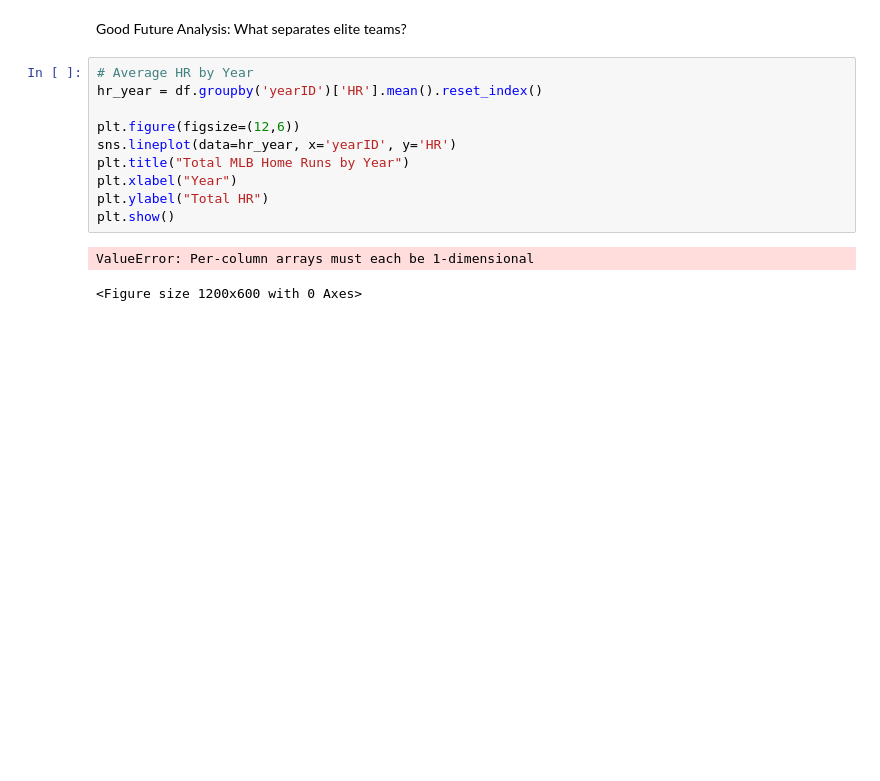
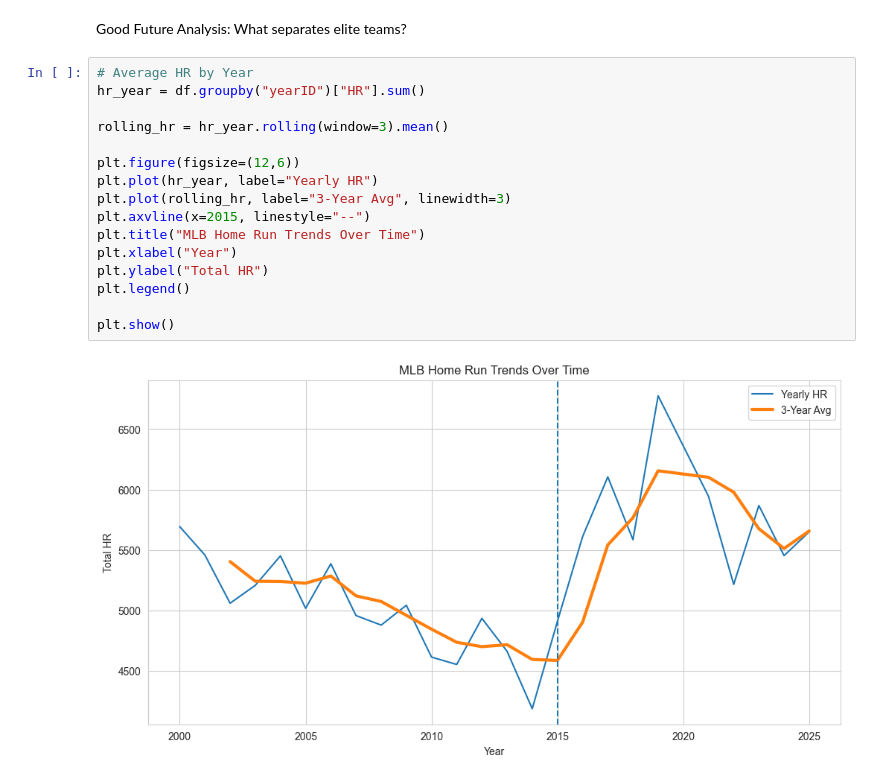
Before and after one commit to tcbailey30/sports-analytics-repository, a Jupyter notebook: MLB/02_team_wins_prediction/notebooks/02_eda.ipynb, the cells around one changed output. Cells and saved outputs as stored; diff of their text form; blank space fills up the shorter version.

```diff
--- a/MLB/02_team_wins_prediction/notebooks/02_eda.ipynb
+++ b/MLB/02_team_wins_prediction/notebooks/02_eda.ipynb
@@ -103,16 +103,21 @@ df.sort_values(by='W', ascending=False)[['yearID', 'teamID', 'W', 'run_diff']].h
 # %% [markdown]
 Good Future Analysis:
 What separates elite teams?
-# %%
-# Average HR by Year
-hr_year = df.groupby('yearID')['HR'].mean().reset_index()
-
-plt.figure(figsize=(12,6))
-sns.lineplot(data=hr_year, x='yearID', y='HR')
-plt.title("Total MLB Home Runs by Year")
-plt.xlabel("Year")
-plt.ylabel("Total HR")
-plt.show()
-# %% [output]
-ValueError: Per-column arrays must each be 1-dimensional
-<Figure size 1200x600 with 0 Axes>
+# %%
+# Average HR by Year
+hr_year = df.groupby("yearID")["HR"].sum()
+
+rolling_hr = hr_year.rolling(window=3).mean()
+
+plt.figure(figsize=(12,6))
+plt.plot(hr_year, label="Yearly HR")
+plt.plot(rolling_hr, label="3-Year Avg", linewidth=3)
+plt.axvline(x=2015, linestyle="--")
+plt.title("MLB Home Run Trends Over Time")
+plt.xlabel("Year")
+plt.ylabel("Total HR")
+plt.legend()
+
+plt.show()
+# %% [output]
+[figure, added]
```
Also changed, not shown: parts of 7 cells of this notebook.
